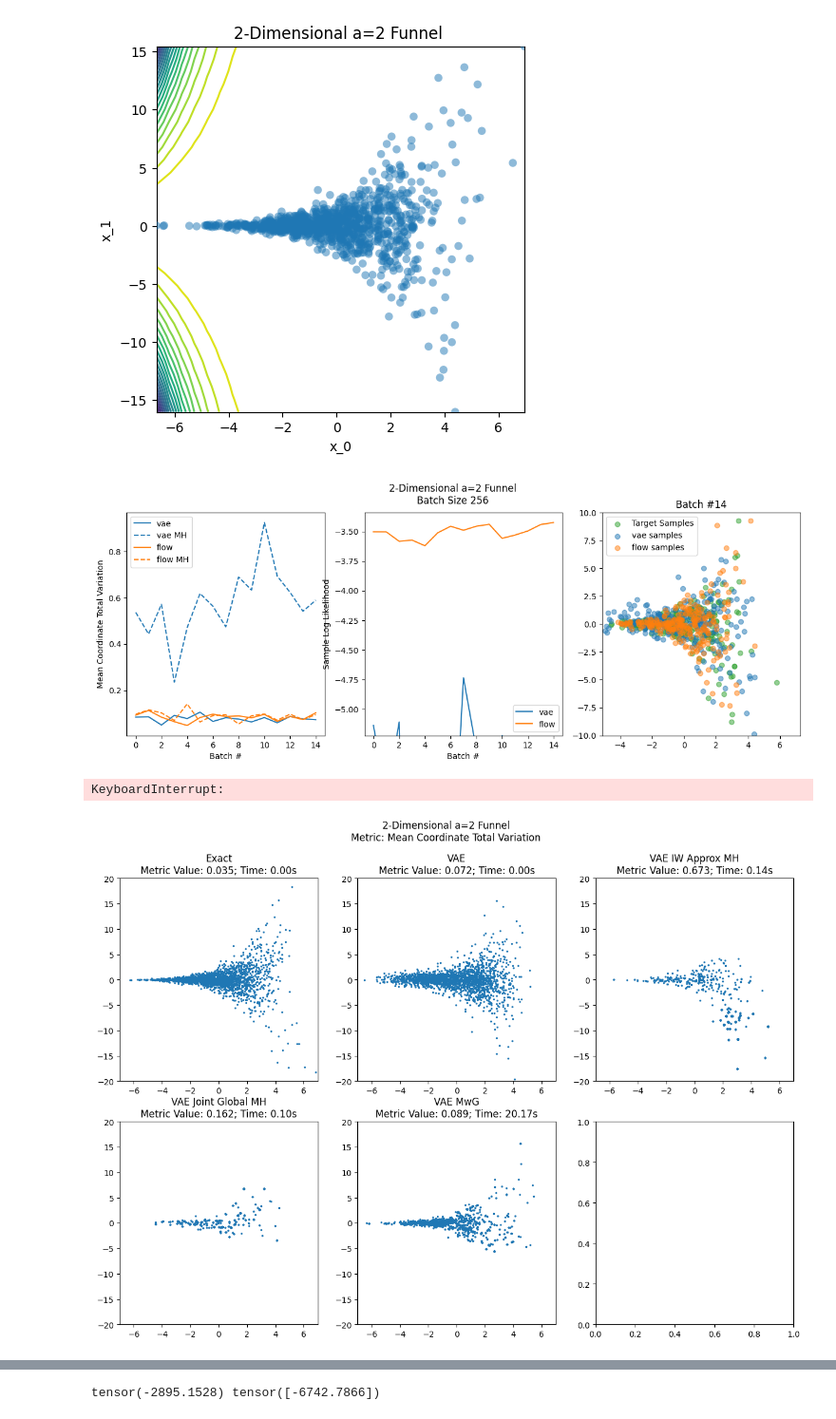
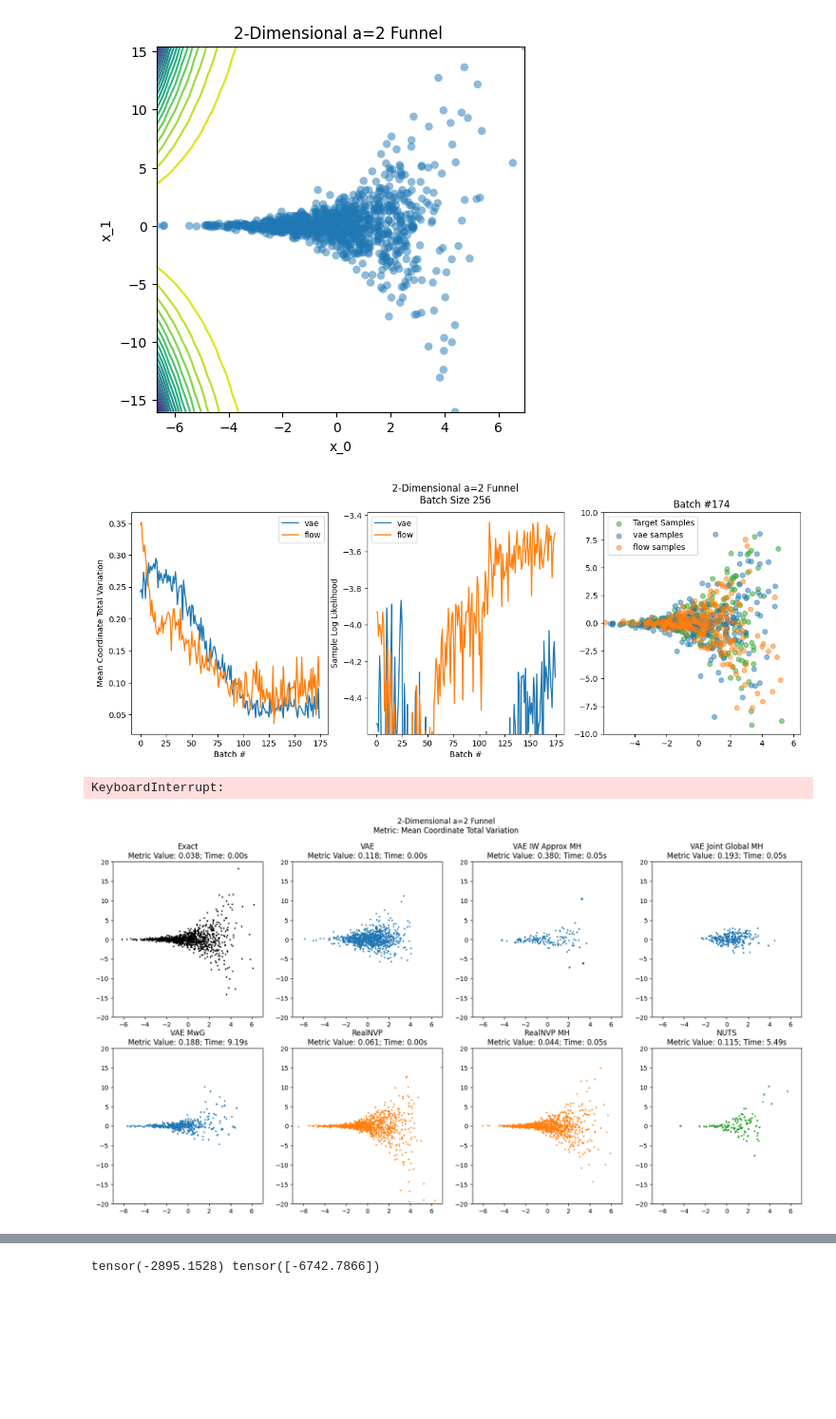
Before and after one commit to xapq/approximate-metropolis-hastings, a Jupyter notebook: notebooks/AdaptiveMH.ipynb, the cells around one changed output, grey strips where cells are left out. Shown at 95% size. Cells and saved outputs as stored; diff of their text form; code cells hidden in the pictures; blank space fills up the shorter version.

Commit message:
Added NUTS sampler

```diff
--- a/notebooks/AdaptiveMH.ipynb
+++ b/notebooks/AdaptiveMH.ipynb
@@ -92,8 +93,8 @@ def visualize_training():
             test_logs[model_name + '_likelihood'].append(target.log_prob(model_samples).mean().item())
             test_logs[model_name + '_metric'].append(metric(target_samples, model_samples))
             axs[2].scatter(*pl(model_samples), label=model_name + ' samples', alpha=0.5)
-            mh_samples = MetropolisHastingsFilter(model, target).apply(model_samples)
-            test_logs[model_name + '_mh_metric'].append(metric(target_samples, mh_samples))
+            # mh_samples = MetropolisHastingsFilter(model, target).apply(model_samples)
+            # test_logs[model_name + '_mh_metric'].append(metric(target_samples, mh_samples))
 
         ax = axs[2]
         ax.set_title(f'Batch #{batch_idx}')
@@ -105,7 +106,7 @@ def visualize_training():
         ax.set_ylabel(metric.name())
         for model_name, _, __ in models:
             line = ax.plot(np.arange(batch_idx + 1), test_logs[model_name + '_metric'], label=model_name)
-            ax.plot(np.arange(batch_idx + 1), test_logs[model_name + '_mh_metric'], label=model_name+' MH', c=line[0].get_color(), linestyle='--')
+            # ax.plot(np.arange(batch_idx + 1), test_logs[model_name + '_mh_metric'], label=model_name+' MH', c=line[0].get_color(), linestyle='--')
 
         ax = axs[1]
         ax.set_xlabel('Batch #')
@@ -128,45 +129,48 @@ def visualize_training():
 
 visualize_training()
 # %% [output]
-[figure, old version]
+[figure, new version]
 KeyboardInterrupt:
 # %%
 def compare_sampling_methods():
     vae.eval()
     flow.eval()
 
-    n_samples = 2048
+    n_samples = 1024
     target_samples = target.sample((n_samples,))
     metric_object = CoordinateDistributionMetric(TotalVariation1d(), projection_coordinates=(0,1))
     metric = lambda x: metric_object(target_samples, x)
 
     sampling_methods = [
-        ('Exact', lambda n: target.sample((n,))),
-        ('VAE', lambda n: vae.sample((n,))),
-        ('VAE IW Approx MH', lambda n: MetropolisHastingsFilter(vae, target).apply(vae.sample((n,)))),
-        ('VAE Joint Global MH', lambda n: VAEGlobalMHFilter(vae, target).apply(*vae.sample_joint((n,)))),
-        ('VAE MwG', lambda n: VAEMetropolisWithinGibbsSampler(vae, target).sample(n))
+        ('Exact', lambda n: target.sample((n,)), 'black'),
+        ('VAE', lambda n: vae.sample((n,)), 'tab:blue'),
+        ('VAE IW Approx MH', lambda n: MetropolisHastingsFilter(vae, target).apply(vae.sample((n,))), 'tab:blue'),
+        ('VAE Joint Global MH', lambda n: VAEGlobalMHFilter(vae, target).apply(*vae.sample_joint((n,))), 'tab:blue'),
+        ('VAE MwG', lambda n: VAEMetropolisWithinGibbsSampler(vae, target).sample(n), 'tab:blue'),
+        ('RealNVP', lambda n: flow.sample((n,)), 'tab:orange'),
+        ('RealNVP MH', lambda n: MetropolisHastingsFilter(flow, target).apply(flow.sample((n,))), 'tab:orange'),
+        ('NUTS', lambda n: NUTS(torch.zeros((1, target.dim), device=device), target, n, 0, step_size=0.1, verbose=True)[:, 0], 'tab:green')
     ]
     n_methods = len(sampling_methods)
 
-    fig, axs = plt.subplots(nrows=2, ncols=3, figsize=(15, 10))
+    fig, axs = plt.subplots(nrows=2, ncols=4, figsize=(20, 10))
     axs = axs.flatten()
     fig.suptitle(f'{target.friendly_name}\nMetric: {metric_object.name()}')
     for i in range(n_methods):
-        name, sampler_func = sampling_methods[i]
+        name, sampler_func, color = sampling_methods[i]
         tic = time()
         samples = sampler_func(n_samples)
         toc = time()
         metric_value = metric(samples)
         ax = axs[i]
         ax.set_title(f'{name}\nMetric Value: {metric_value:0.3f}; Time: {toc-tic:0.2f}s')
-        ax.scatter(*pl(samples), s=2)
+        ax.scatter(*pl(samples), s=2, c=color)
         ax.set_xlim(-7, 7)
         ax.set_ylim(-20, 20)
 
 compare_sampling_methods()
 # %% [output]
-[figure, old version]
+[figure, new version]
 # %%
 def retrain_and_sample():
     adaptive_sampler.retrain(
```
Also changed, not shown: parts of 2 cells of this notebook, 1 other file.
